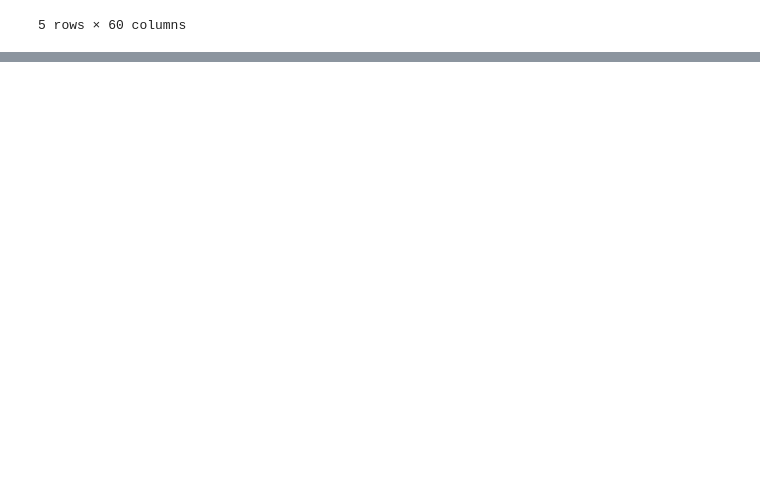
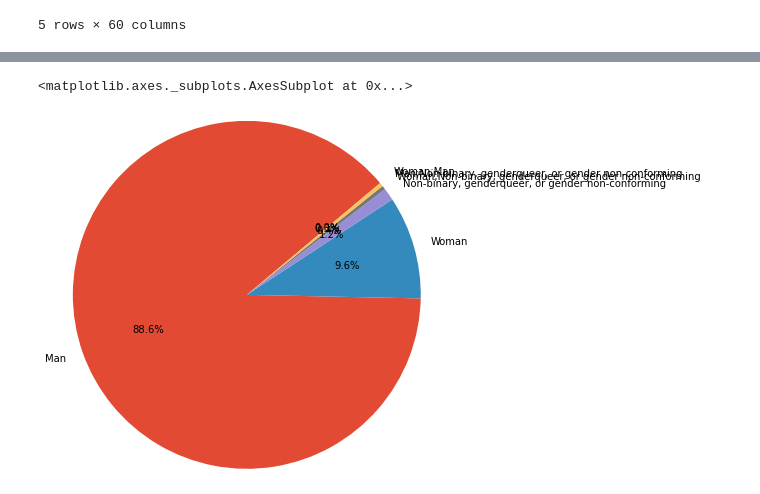
Before and after one commit to LisaHarrison08/stackOverflow_Survey, a Jupyter notebook: stackOverflow_survey.ipynb, the cells around one changed output, grey strips where cells are left out. Saved outputs shown, nothing was run; the diff lists cells and outputs as text; code cells hidden in the pictures; blank space fills up the shorter version.

Commit message:
plotting gender to be continued

```diff
--- a/stackOverflow_survey.ipynb
+++ b/stackOverflow_survey.ipynb
@@ -47,3 +47,7 @@ stackO.head()
 | 3 | NaN | Linux-based | 4 | NaN | Russian Federation | Yes | NaN | NaN | NaN | ... |
 | 4 | NaN | Linux-based | 7 | 4 | Albania | Yes | 25.0 | Man | White or of European descent | ... |
 | 5 | NaN | Windows | 15 | 8 | United States | Yes | 31.0 | Man | White or of European descent | ... |
+# %%
+stackO_US = stackO.loc[stackO['Country'] == 'United States']
+stackO_US.head()
+#12469 rows × 16 columns
@@ -49,0 +105,8 @@ stackO.head()
+# %%
+# Generate a pie plot showing the distribution of gender
+gender_dist = stackO_US["Gender"].value_counts()
+# dist_mf.values
+gender_dist.plot.pie(autopct ='%1.1f%%',radius=2, startangle = 40)
+# %% [output]
+<matplotlib.axes._subplots.AxesSubplot at 0x...>
+[figure, added]
```
Also changed, not shown: parts of 8 cells of this notebook.
